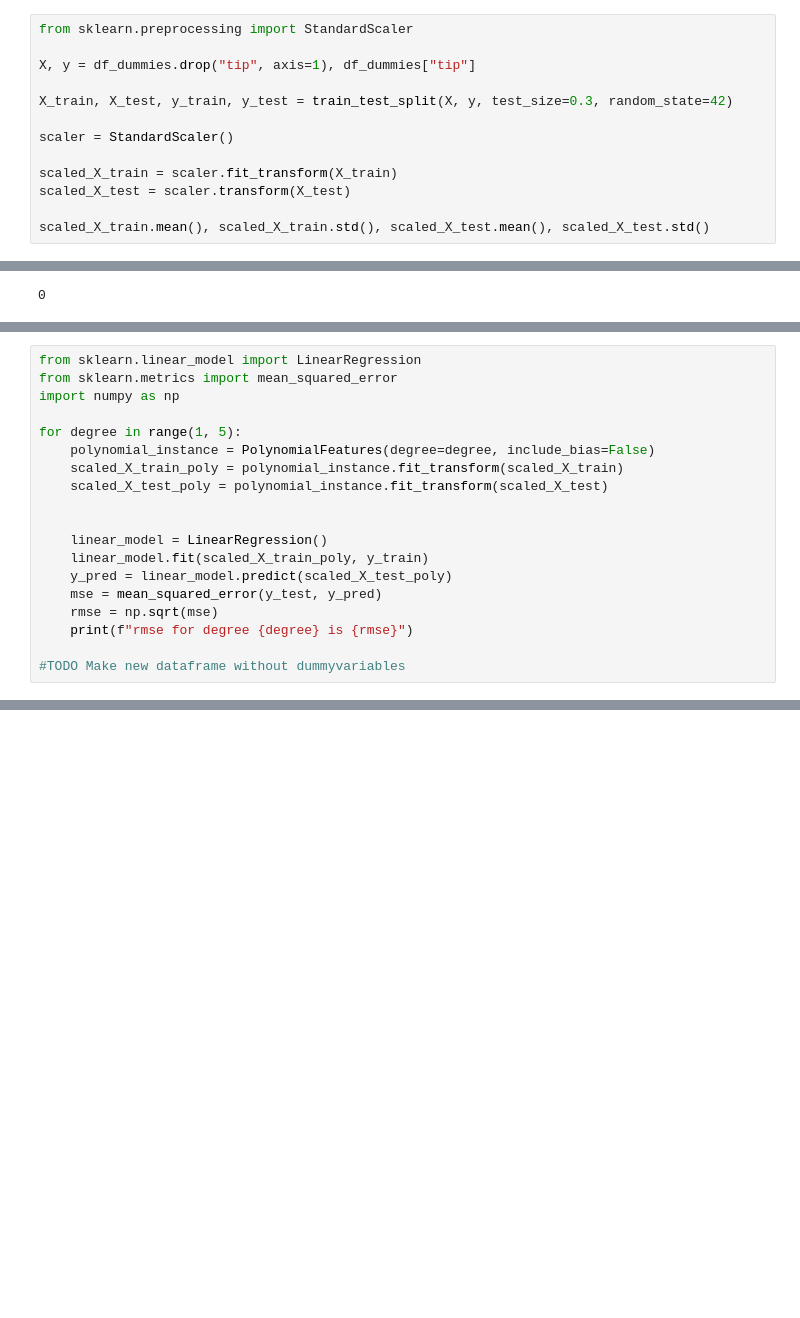
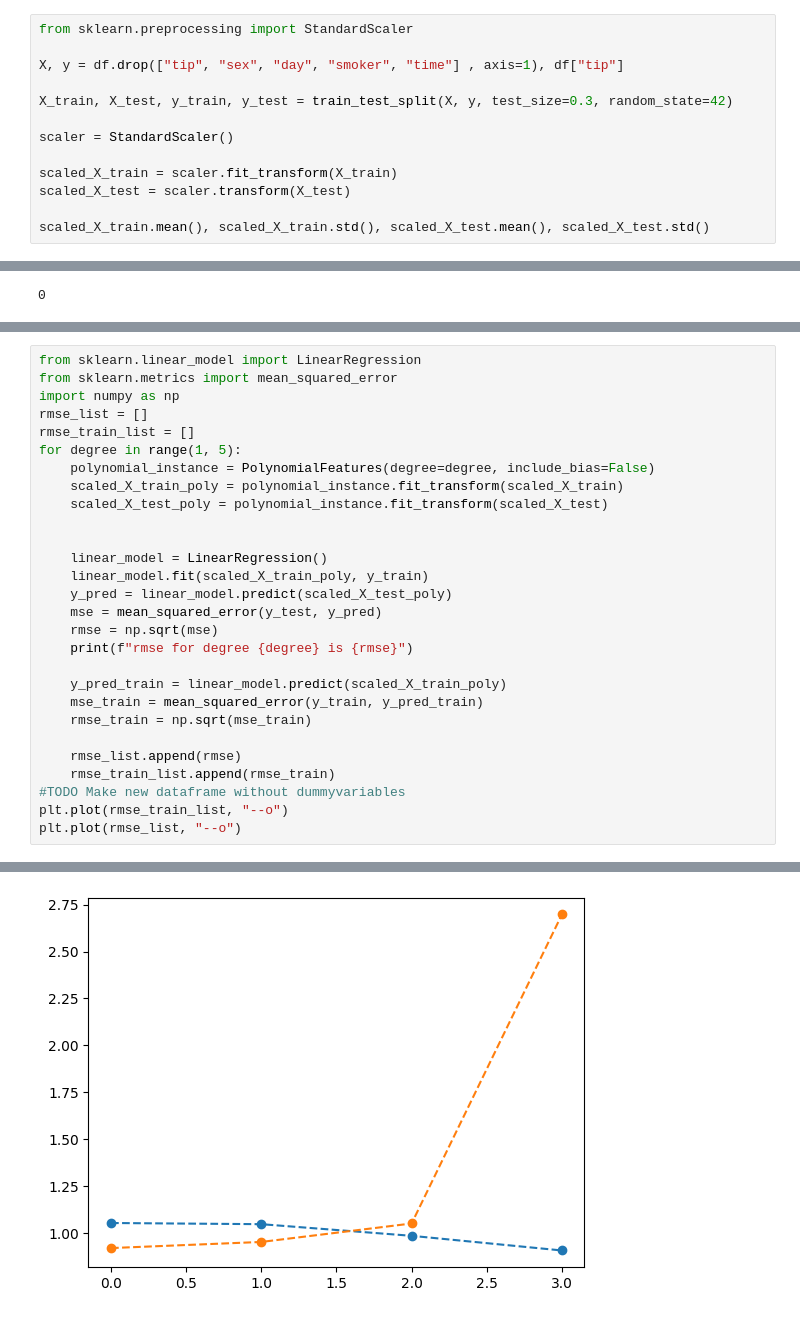
Before and after one commit to HakanAkerblom/Machine-learning-Hakan-Akerblom, a Jupyter notebook: Exercises/E03-Overfit_regularization.ipynb, the cells around one changed output, grey strips where cells are left out. Drawn from its saved outputs; the diff is of its cells as text; blank space fills up the shorter version.

```diff
--- a/Exercises/E03-Overfit_regularization.ipynb
+++ b/Exercises/E03-Overfit_regularization.ipynb
@@ -150,7 +163,7 @@ df_dummies.head()
 # %%
 from sklearn.preprocessing import StandardScaler
 
-X, y = df_dummies.drop("tip", axis=1), df_dummies["tip"]
+X, y = df.drop(["tip", "sex", "day", "smoker", "time"] , axis=1), df["tip"]
 
 X_train, X_test, y_train, y_test = train_test_split(X, y, test_size=0.3, random_state=42)
 
@@ -211,7 +224,8 @@ Now plot the results in the same figure. Do you notice anything special?
 from sklearn.linear_model import LinearRegression
 from sklearn.metrics import mean_squared_error
 import numpy as np
-
+rmse_list = []
+rmse_train_list = []
 for degree in range(1, 5):
     polynomial_instance = PolynomialFeatures(degree=degree, include_bias=False)
     scaled_X_train_poly = polynomial_instance.fit_transform(scaled_X_train)
@@ -225,5 +239,13 @@ for degree in range(1, 5):
     rmse = np.sqrt(mse)
     print(f"rmse for degree {degree} is {rmse}")
 
+    y_pred_train = linear_model.predict(scaled_X_train_poly)
+    mse_train = mean_squared_error(y_train, y_pred_train)
+    rmse_train = np.sqrt(mse_train)
+
+    rmse_list.append(rmse)
+    rmse_train_list.append(rmse_train)
 #TODO Make new dataframe without dummyvariables
+plt.plot(rmse_train_list, "--o")
+plt.plot(rmse_list, "--o")
 # %% [output]
@@ -233,0 +257 @@ rmse for degree 4 is 49725657764.86713
+[figure, added]
```
Also changed, not shown: parts of 5 cells of this notebook.
